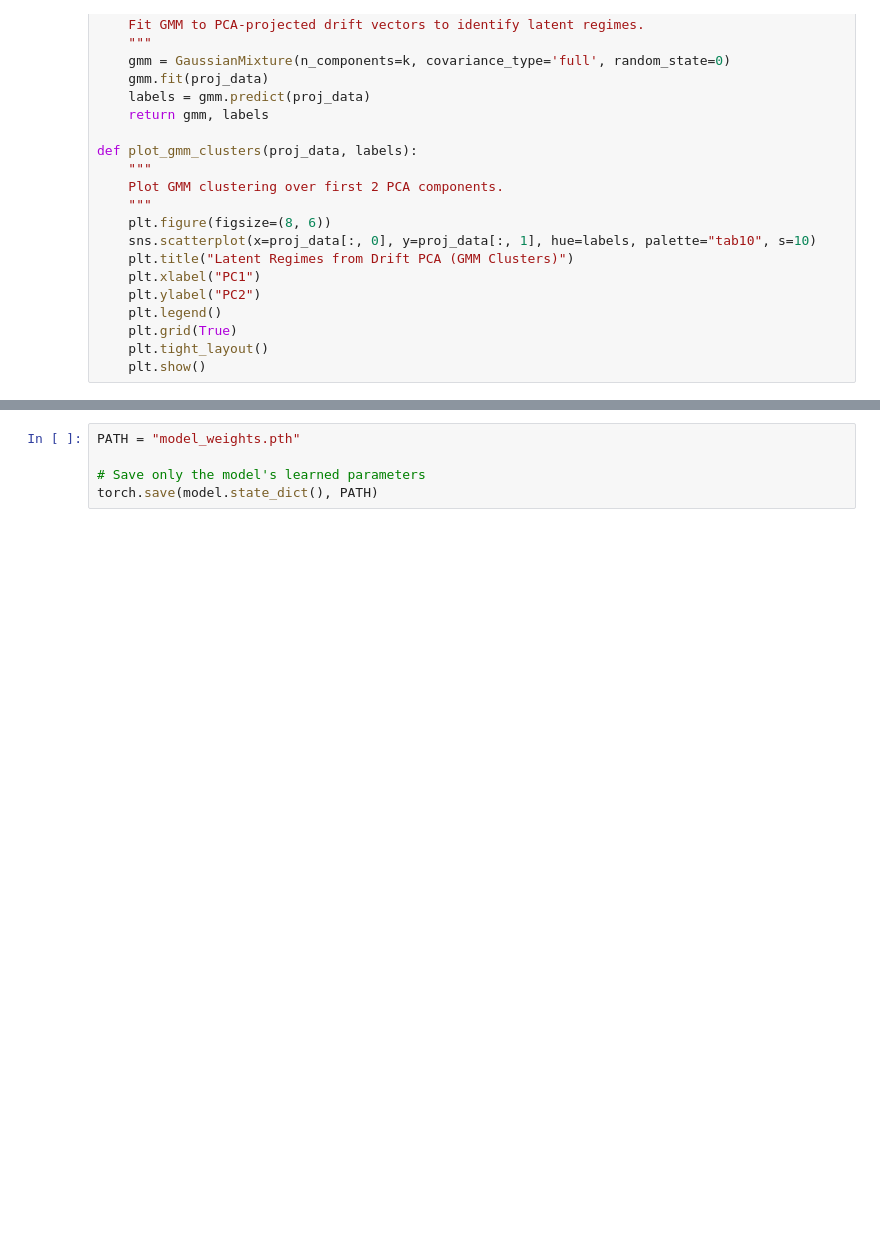
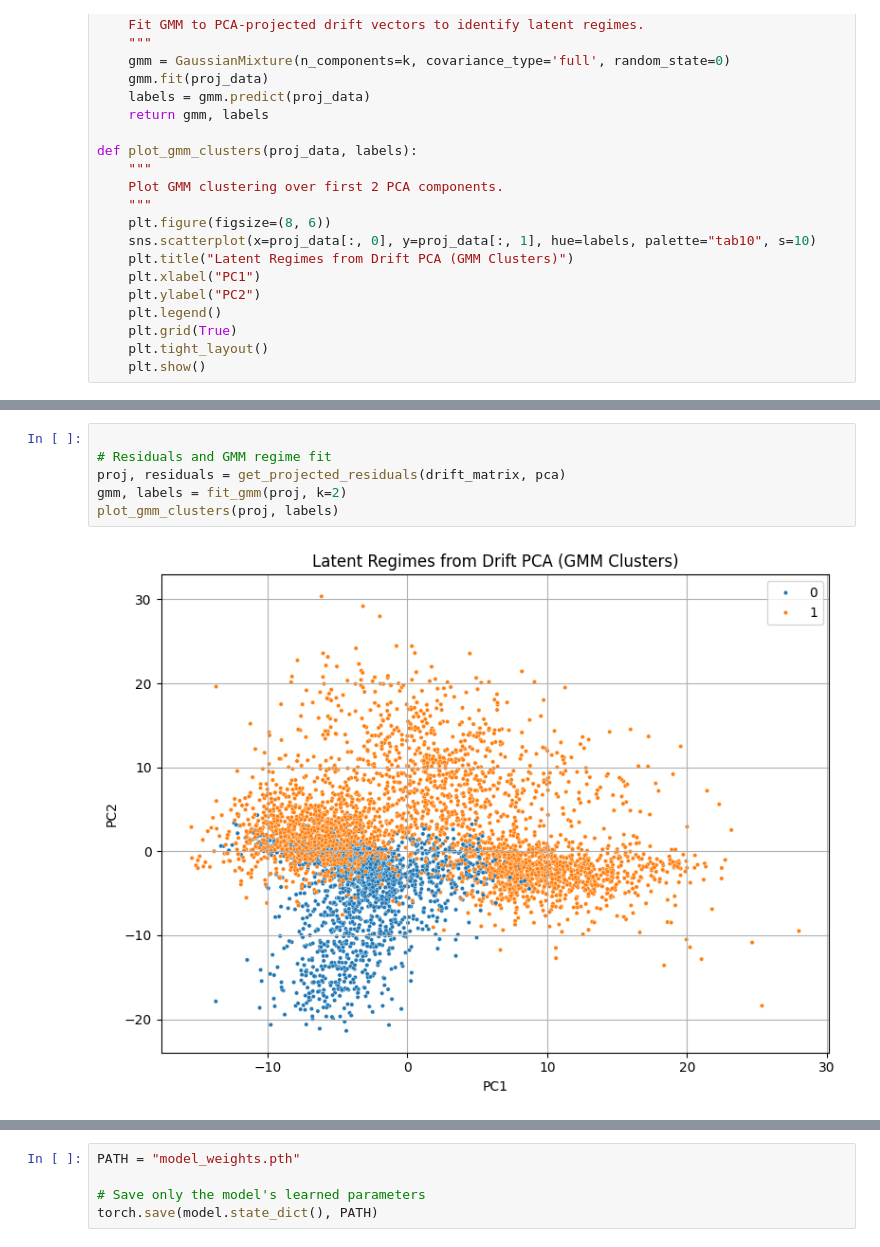
Before and after one commit to falseywinchnet/EpistemicGPT, a Jupyter notebook: NewGPT.ipynb, the cells around one changed output, grey strips where cells are left out. Drawn from its saved outputs; the diff is of its cells as text; blank space fills up the shorter version.

```diff
--- a/NewGPT.ipynb
+++ b/NewGPT.ipynb
@@ -1280,3 +1296,11 @@ plot_gmm_clusters(proj, labels)
+# %%
+
+# Residuals and GMM regime fit
+proj, residuals = get_projected_residuals(drift_matrix, pca)
+gmm, labels = fit_gmm(proj, k=2)
+plot_gmm_clusters(proj, labels)
+# %% [output]
+[figure, added]
 # %%
 import matplotlib.pyplot as plt
 from contextlib import contextmanager
```
Also changed, not shown: parts of 15 cells of this notebook.
